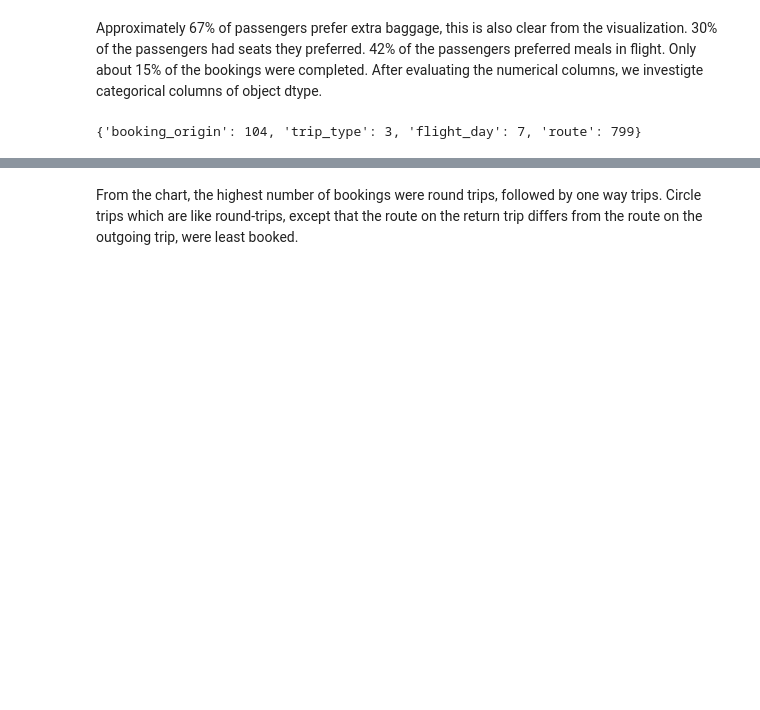
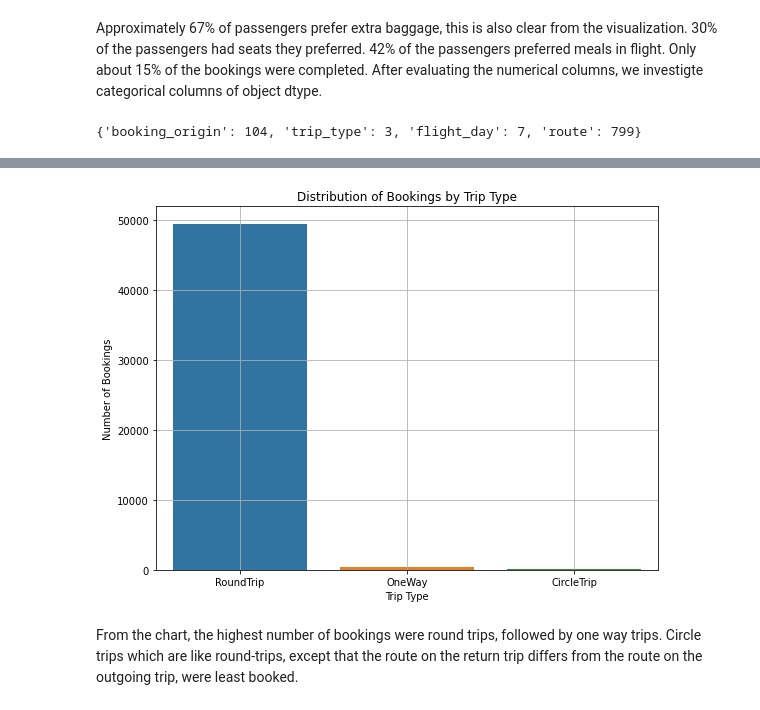
Before and after one commit to Perception-ui/fly_, a Jupyter notebook: notebook.ipynb, the cells around one changed output, grey strips where cells are left out. Saved outputs shown, nothing was run; the diff lists cells and outputs as text; code cells hidden in the pictures; blank space fills up the shorter version.

```diff
--- a/notebook.ipynb
+++ b/notebook.ipynb
@@ -310,3 +291,25 @@ Categories (7, object): ['Mon' < 'Tue' < 'Wed' < 'Thu' < 'Fri' < 'Sat' < 'Sun']
+# %%
+
+plt.figure(figsize=(8, 6))
+
+# Count plot for trip_type
+sns.countplot(data=df, x='trip_type', order=['RoundTrip', 'OneWay', 'CircleTrip'])
+
+# Adding value labels on top of each bar
+for p in ax.patches:
+    ax.annotate(f'{p.get_height()}', (p.get_x() + p.get_width() / 2., p.get_height()), ha='center', va='center', xytext=(0, 10), textcoords='offset points')
+
+# Adding labels and title
+plt.xlabel('Trip Type')
+plt.ylabel('Number of Bookings')
+plt.title('Distribution of Bookings by Trip Type')
+
+# Show plot
+plt.grid(True)
+plt.tight_layout()
+plt.show()
+# %% [output]
+[figure, added]
 # %% [markdown]
 From the chart, the highest number of bookings were round trips, followed by one way trips. Circle trips which are like round-trips, except that the route on the return trip differs from the route on the outgoing trip, were least booked.
 # %%
```
Also changed, not shown: parts of 78 cells of this notebook.
